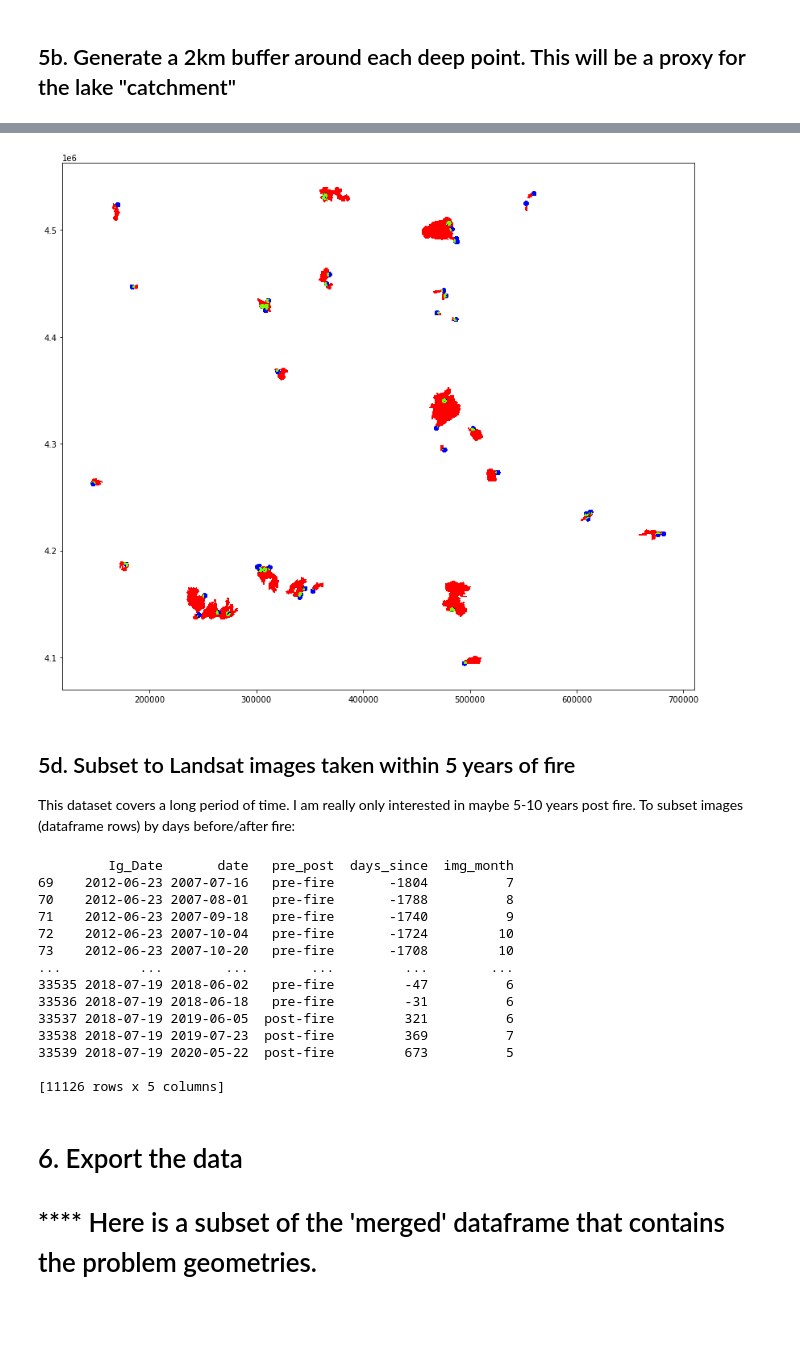
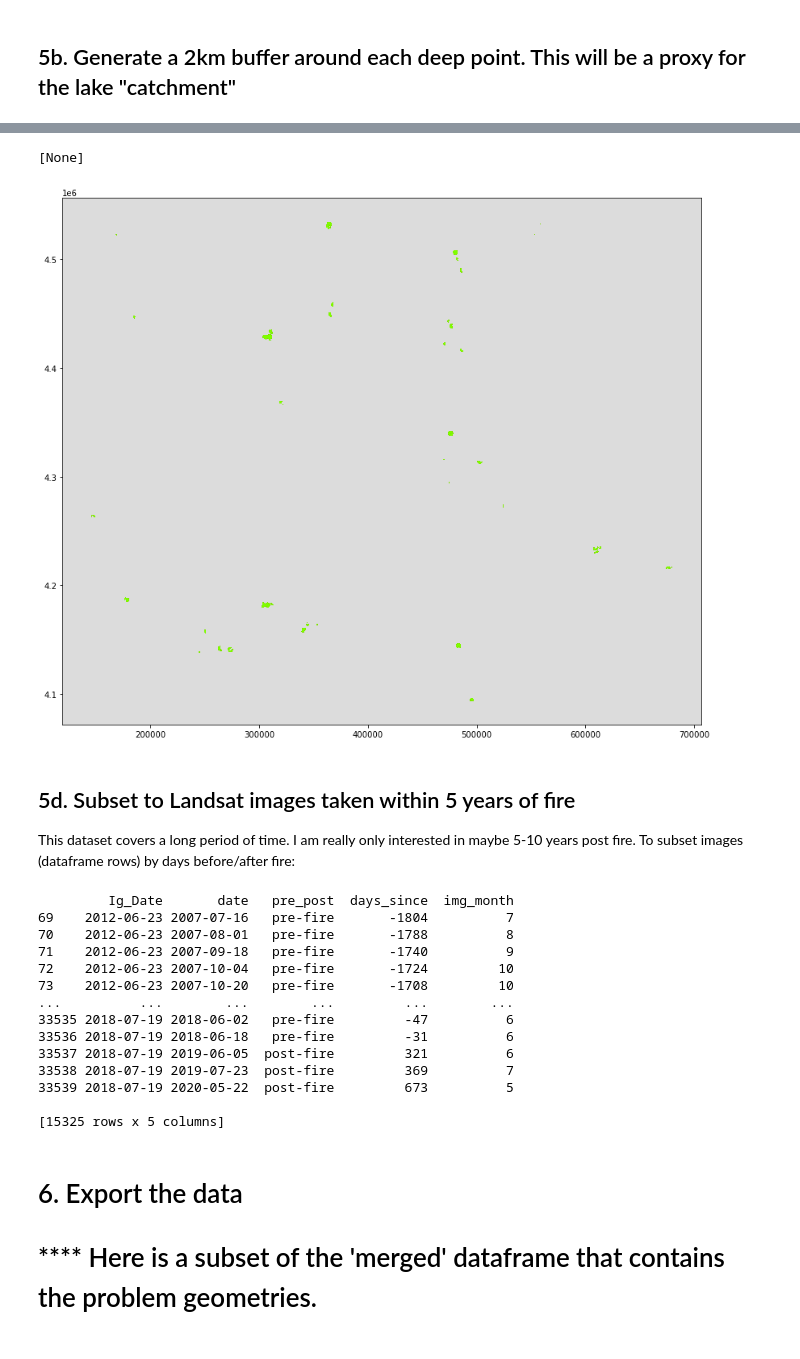
Before and after one commit to earthlab-education/ea-2021-final-project-wildfire_lake_productivity, a Jupyter notebook: 01_download_clip_merge.ipynb, the cells around one changed output, grey strips where cells are left out. Cells and saved outputs as stored; diff of their text form; code cells hidden in the pictures.

```diff
--- a/01_download_clip_merge.ipynb
+++ b/01_download_clip_merge.ipynb
@@ -244,7 +244,7 @@ Projection of dataframe: +init=epsg:32613 +type=crs
 # %% [markdown]
 ## 5b.  Generate a 2km buffer around each deep point. This will be a proxy for the lake "catchment"
 # %%
-limnosat_pnts['buffer'] = limnosat_pnts.geometry.buffer(2000)
+limnosat_pnts['geometry']=limnosat_pnts.geometry.buffer(2000)
 
 # Drop the points so the script isn't confused later
-limnosat_buffs = limnosat_pnts.drop(['geometry'], axis=1)
+#limnosat_buffs = limnosat_pnts.drop(['geometry'], axis=1)
@@ -271,7 +271,7 @@ memory usage: 59.4+ MB
 # %%
 # Check to see if this can be exported before merging with MTBS
 # but first change catagory datatypes to strings
-limnosat_buffs['sat'] = limnosat_buffs['sat'].astype(str)
+limnosat_pnts['sat'] = limnosat_pnts['sat'].astype(str)
 
 #out_path = os.path.join("data", "lake_buffers.shp")
 #limnosat_buffs.to_file(out_path)
@@ -280,11 +286,11 @@ limnosat_buffs['sat'] = limnosat_buffs['sat'].astype(str)
 # %%
 # Function to merge these data frames generates a new polygon, but I want to keep the originals as well
 # Merge needs a column named 'geometry'
-limnosat_buffs['geometry'] = limnosat_buffs['buffer']
-mtbs_polys['fire_poly'] = mtbs_polys['geometry']
 
-#limnosat_buffs.head()
+#mtbs_polys['fire_poly'] = mtbs_polys['geometry']
+#limnosat_pnts.head()
 # %%
-merged = gpd.overlay(mtbs_polys, limnosat_buffs, how ='intersection')
+merged = gpd.overlay(mtbs_polys, limnosat_pnts, how ='intersection')
 #merged_columns_union = gpd.overlay(limno_buffs,just_mtbs_polys,  how ='union')
 #merged_union = gpd.overlay(limnosat_pnts,mtbs_polys,  how ='union')
+merged.info()
@@ -291,19 +315,23 @@ merged = gpd.overlay(mtbs_polys, limnosat_buffs, how ='intersection')
 # %%
 fig, ax = plt.subplots(figsize=(16, 12))
 
-merged['fire_poly'].plot(ax = ax,
-                     color='red');
+#merged['fire_poly'].plot(ax = ax,
+#                     color='red');
 
-merged['buffer'].plot(ax=ax,
-                 color='blue',
-                 alpha=0.5);
+#merged['buffer'].plot(ax=ax,
+#                 color='blue',
+#                 alpha=0.5);
 
 merged['geometry'].plot(ax=ax, color = 'chartreuse',
             #edgecolor = 'black',
             linewidth = 1,
             alpha=0.5);
+
+ax.set(facecolor = "gainsboro")
+#.set_axis_off()
 # %% [output]
+[None]
-[figure, old version]
+[figure, new version]
 # %% [markdown]
 ## 5d. Subset to Landsat images taken within 5 years of fire
 This dataset covers a long period of time. I am really only interested in maybe 5-10 years post fire. To subset images (dataframe rows) by days before/after fire:
@@ -328,7 +356,7 @@ merged.days_since = merged.days_since.astype('timedelta64[D]').astype(int)
 merged['img_month'] = pd.DatetimeIndex(merged['date']).month
 
 # 6. Assuming that I want to look at trends 5 years pre and post fire - subset days to |1825|
-merged = merged.loc[(merged['days_since'] < 1825) &
+merged = merged.loc[(merged['days_since'] < 3650) &
                     (merged['days_since'] > -1825)]
 
 # Check that new or converted values make sense
@@ -347,7 +375,7 @@ print(merged[['Ig_Date', 'date', 'pre_post', 'days_since', 'img_month']])
 33538 2018-07-19 2019-07-23  post-fire         369          7
 33539 2018-07-19 2020-05-22  post-fire         673          5
 
-[11126 rows x 5 columns]
+[15325 rows x 5 columns]
 # %% [markdown]
 # 6. Export the data
 
```
Also changed, not shown: parts of 10 cells of this notebook.
